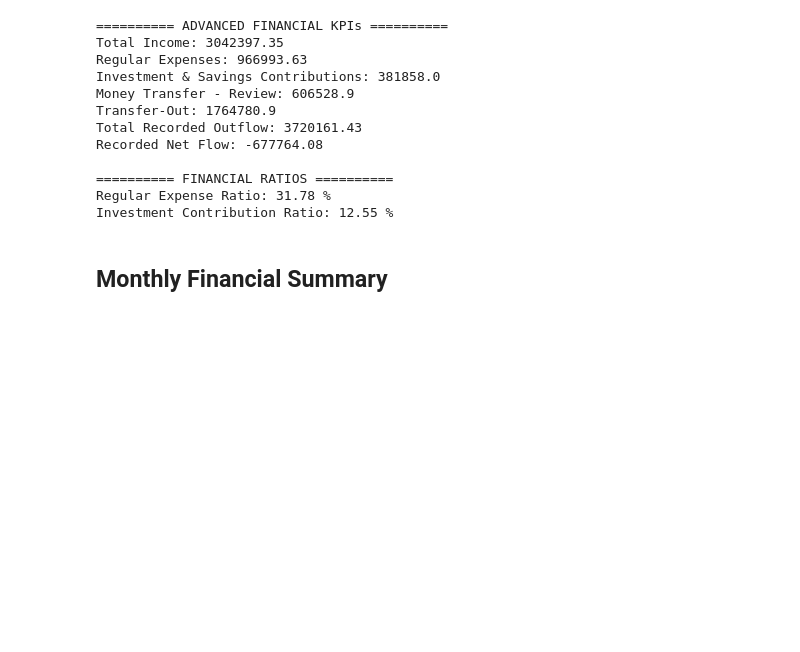
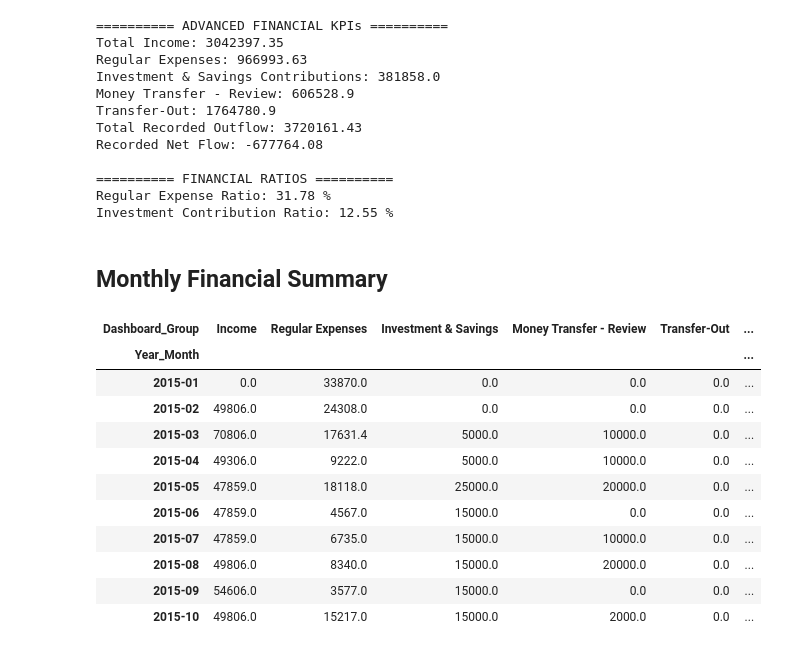
Before and after one commit to eshat69/AI-Personal_Finance-Manager, a Jupyter notebook: Financial_Dashboard.ipynb, the cells around one changed output. Drawn from its saved outputs; the diff is of its cells as text; code cells hidden in the pictures; blank space fills up the shorter version.

Commit message:
Add monthly financial analysis with detailed outflow and net flow calculations in Financial Dashboard notebook

```diff
--- a/Financial_Dashboard.ipynb
+++ b/Financial_Dashboard.ipynb
@@ -526,3 +526,60 @@ Regular Expense Ratio: 31.78 %
 Investment Contribution Ratio: 12.55 %
 # %% [markdown]
 ## Monthly Financial Summary
+# %%
+
+# Monthly Financial Analysis
+
+monthly_finance = fd.pivot_table(
+    index="Year_Month",
+    columns="Dashboard_Group",
+    values="Amount",
+    aggfunc="sum",
+    fill_value=0
+)
+
+# Ensure all financial groups are included
+groups = [
+    "Income",
+    "Regular Expenses",
+    "Investment & Savings",
+    "Money Transfer - Review",
+    "Transfer-Out"
+]
+
+monthly_finance = monthly_finance.reindex(
+    columns=groups,
+    fill_value=0
+)
+
+# Calculate Monthly Outflow
+monthly_finance["Total_Outflow"] = (
+    monthly_finance["Regular Expenses"]
+    + monthly_finance["Investment & Savings"]
+    + monthly_finance["Money Transfer - Review"]
+    + monthly_finance["Transfer-Out"]
+)
+
+# Calculate Monthly Recorded Net Flow
+monthly_finance["Net_Flow"] = (
+    monthly_finance["Income"]
+    - monthly_finance["Total_Outflow"]
+)
+
+# Sort chronologically
+monthly_finance = monthly_finance.sort_index()
+
+monthly_finance.round(2).head(10)
+# %% [output]
+| Dashboard_Group | Income | Regular Expenses | Investment & Savings | Money Transfer - Review | Transfer-Out | ... |
+| Year_Month |  |  |  |  |  | ... |
+| 2015-01 | 0.0 | 33870.0 | 0.0 | 0.0 | 0.0 | ... |
+| 2015-02 | 49806.0 | 24308.0 | 0.0 | 0.0 | 0.0 | ... |
+| 2015-03 | 70806.0 | 17631.4 | 5000.0 | 10000.0 | 0.0 | ... |
+| 2015-04 | 49306.0 | 9222.0 | 5000.0 | 10000.0 | 0.0 | ... |
+| 2015-05 | 47859.0 | 18118.0 | 25000.0 | 20000.0 | 0.0 | ... |
+| 2015-06 | 47859.0 | 4567.0 | 15000.0 | 0.0 | 0.0 | ... |
+| 2015-07 | 47859.0 | 6735.0 | 15000.0 | 10000.0 | 0.0 | ... |
+| 2015-08 | 49806.0 | 8340.0 | 15000.0 | 20000.0 | 0.0 | ... |
+| 2015-09 | 54606.0 | 3577.0 | 15000.0 | 0.0 | 0.0 | ... |
+| 2015-10 | 49806.0 | 15217.0 | 15000.0 | 2000.0 | 0.0 | ... |
```
